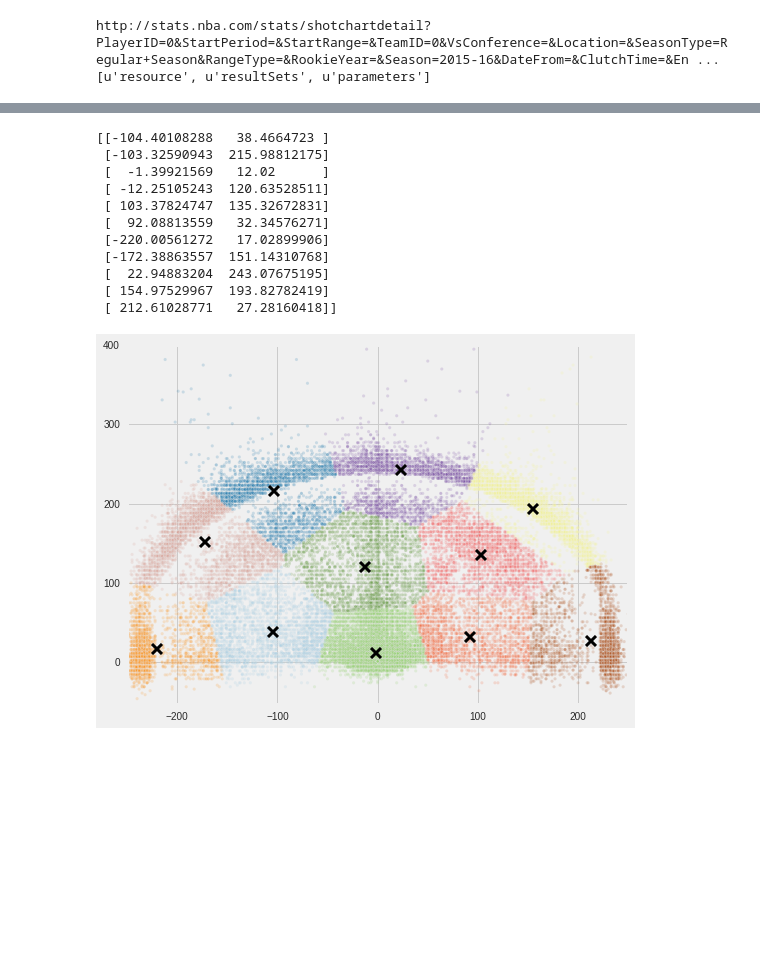
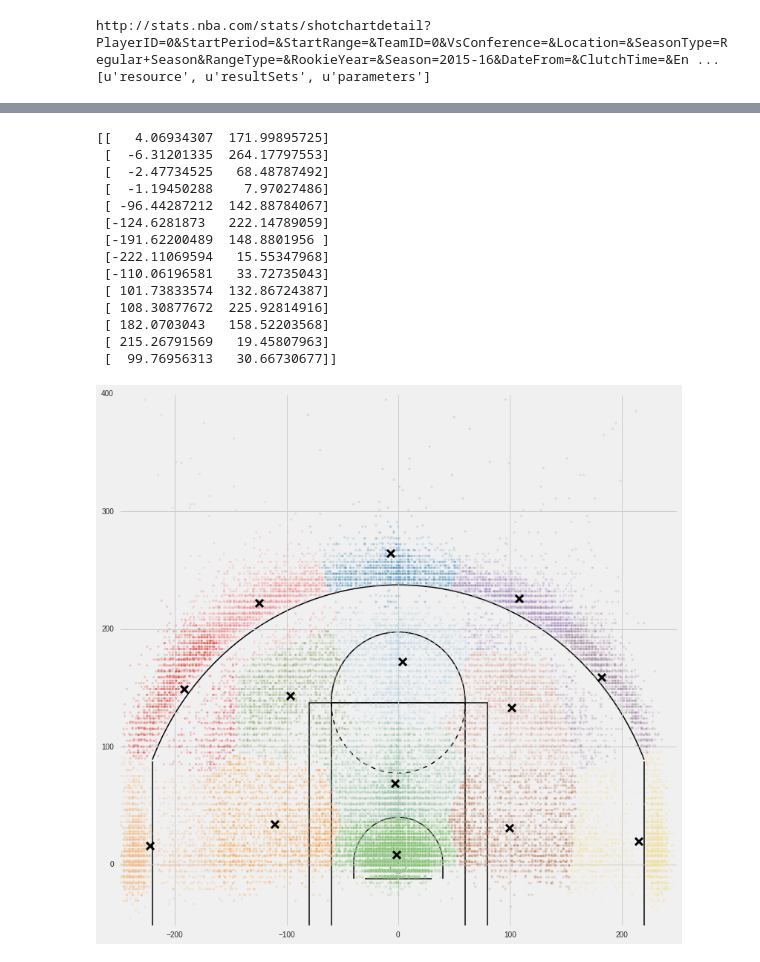
Before and after one commit to btq/nba_stats, a Jupyter notebook: NBA Shot Zones.ipynb, the cells around one changed output, grey strips where cells are left out. Drawn from its saved outputs; the diff is of its cells as text; code cells hidden in the pictures; blank space fills up the shorter version.

Commit message:
Add half court plots

```diff
--- a/NBA Shot Zones.ipynb
+++ b/NBA Shot Zones.ipynb
@@ -75,0 +114,34 @@ plt.show()
+# %%
+def left_court_patches(clr='red',zo=0):
+    # creates the patches for the left hand side of an nba court
+    # returns: list of patches with
+    # 0,0 in lower left corner, center
+    # 5.25,-25 is center of rim circle (left side rim)
+    rim = Circle((5.25,-25),radius=.75, color=clr, zorder=zo, lw=.5, fill=False)
+    bkbrd = Rectangle((4,-28),width=0, height=6, color=clr, zorder=zo,fill=False,lw=1.5)
+    ra_arc = Arc((5.25,-25),8,8,theta1=270,theta2=90,color=clr,zorder=zo,fill=False,lw=1.5)
+    ra_t = Rectangle((4,-21),width=1.25,height=0,color=clr, zorder=zo,fill=False,lw=1.5)
+    ra_b = Rectangle((4,-29),width=1.25,height=0,color=clr, zorder=zo,fill=False,lw=1.5)
+    ft = Rectangle((0,-33),width=19,height=16,color=clr, zorder=zo,fill=False,lw=1.5) #*16ft. outside
+    lane = Rectangle((0,-31),width=19,height=12,color=clr,zorder=zo,fill=False,lw=1.5)#*12ft. outside
+    ft_ia = Arc((19,-25),12,12,theta1=90,theta2=270,color=clr,zorder=zo,fill=False,lw=1.5,linestyle='--')
+    ft_oa = Arc((19,-25),12,12,theta1=270,theta2=90,color=clr,zorder=zo,fill=False,lw=1.5)
+    three_t = Rectangle((0,-3),width=14,height=0,color=clr,zorder=zo,fill=False,lw=1.5)
+    three_b = Rectangle((0,-47),width=14,height=0,color=clr,zorder=zo,fill=False,lw=1.5)
+    three_arc = Arc((5.25,-25),23.75*2,23.75*2,theta1=292,theta2=68,color=clr,zorder=zo,fill=False,lw=1.5)
+    return [rim,bkbrd,ra_arc,ra_t,ra_b,ft,lane,ft_ia,ft_oa,three_t,three_b,three_arc]
+
+def draw_half_court(ax=None,clr='red',zo=0):
+    # Draws half court onto axis 0,0 is center of rim
+    # returns: axis
+    if ax is None:
+        ax = plt.gca()
+
+    left_patches = left_court_patches(clr=clr,zo=zo)
+    #translate left patches
+    # rotate pi/2 around center (5.25,-25), translate new center to 0,0, scale by 10
+    tr = mpl.transforms.Affine2D().rotate_around(5.25,-25,np.pi/2).translate(-5.25,25).scale(10) + ax.transData
+    for patch in left_patches:
+        patch.set_transform(tr)
+        ax.add_patch(patch)
+    return ax
@@ -76,32 +237,37 @@ plt.show()
 # %%
 from sklearn import metrics
 from sklearn.cluster import KMeans
 xyfields = ['LOC_X','LOC_Y']
 all_shot_df = player_shot_df[xyfields]
 
 clust_cent = np.array([[-150,0],[-120,150],[0,0],[0,180],[120,150],[150,0],[-230,0],[-180,180],[0,250],[180,180],[230,0]])
+clust_cent = shot_za_zr_centroids.as_matrix()[1:,:]
 
 kmeansall = KMeans(init=clust_cent,n_clusters=len(clust_cent),n_init=1)
 kmeansall.fit(all_shot_df)
 print kmeansall.cluster_centers_
 
 plt.style.use('fivethirtyeight')
-fig = plt.figure(figsize=(8, 6))
+fig,ax = plt.subplots(figsize=(12, 12))
+draw_half_court(clr='k')
 plt.scatter(all_shot_df['LOC_X'],all_shot_df['LOC_Y'],alpha=.2,s=10,c=kmeansall.labels_.astype(np.float),cmap=plt.cm.Paired)
 plt.xlim(-250,250)
 plt.ylim(-52.5,400)
 plt.scatter(kmeansall.cluster_centers_[:,0],kmeansall.cluster_centers_[:,1],s=100,linewidths=3,color='k',marker='x')
 plt.show()
 # %% [output]
-[[-104.40108288   38.4664723 ]
- [-103.32590943  215.98812175]
- [  -1.39921569   12.02      ]
- [ -12.25105243  120.63528511]
- [ 103.37824747  135.32672831]
- [  92.08813559   32.34576271]
- [-220.00561272   17.02899906]
- [-172.38863557  151.14310768]
- [  22.94883204  243.07675195]
- [ 154.97529967  193.82782419]
- [ 212.61028771   27.28160418]]
+[[   4.06934307  171.99895725]
+ [  -6.31201335  264.17797553]
+ [  -2.47734525   68.48787492]
+ [  -1.19450288    7.97027486]
+ [ -96.44287212  142.88784067]
+ [-124.6281873   222.14789059]
+ [-191.62200489  148.8801956 ]
+ [-222.11069594   15.55347968]
+ [-110.06196581   33.72735043]
+ [ 101.73833574  132.86724387]
+ [ 108.30877672  225.92814916]
+ [ 182.0703043   158.52203568]
+ [ 215.26791569   19.45807963]
+ [  99.76956313   30.66730677]]
-[figure, old version]
+[figure, new version]
```
Also changed, not shown: parts of 12 cells of this notebook, 1 other file.
